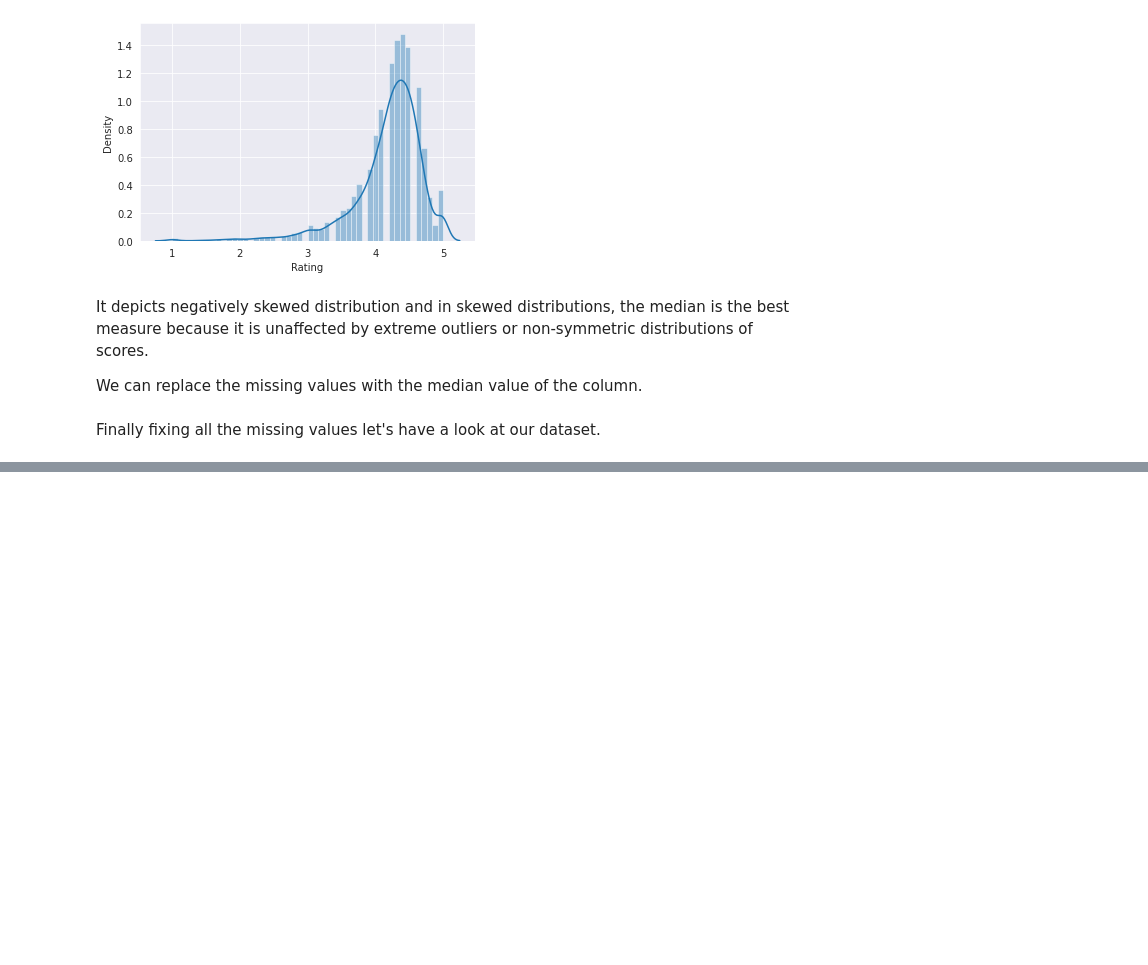
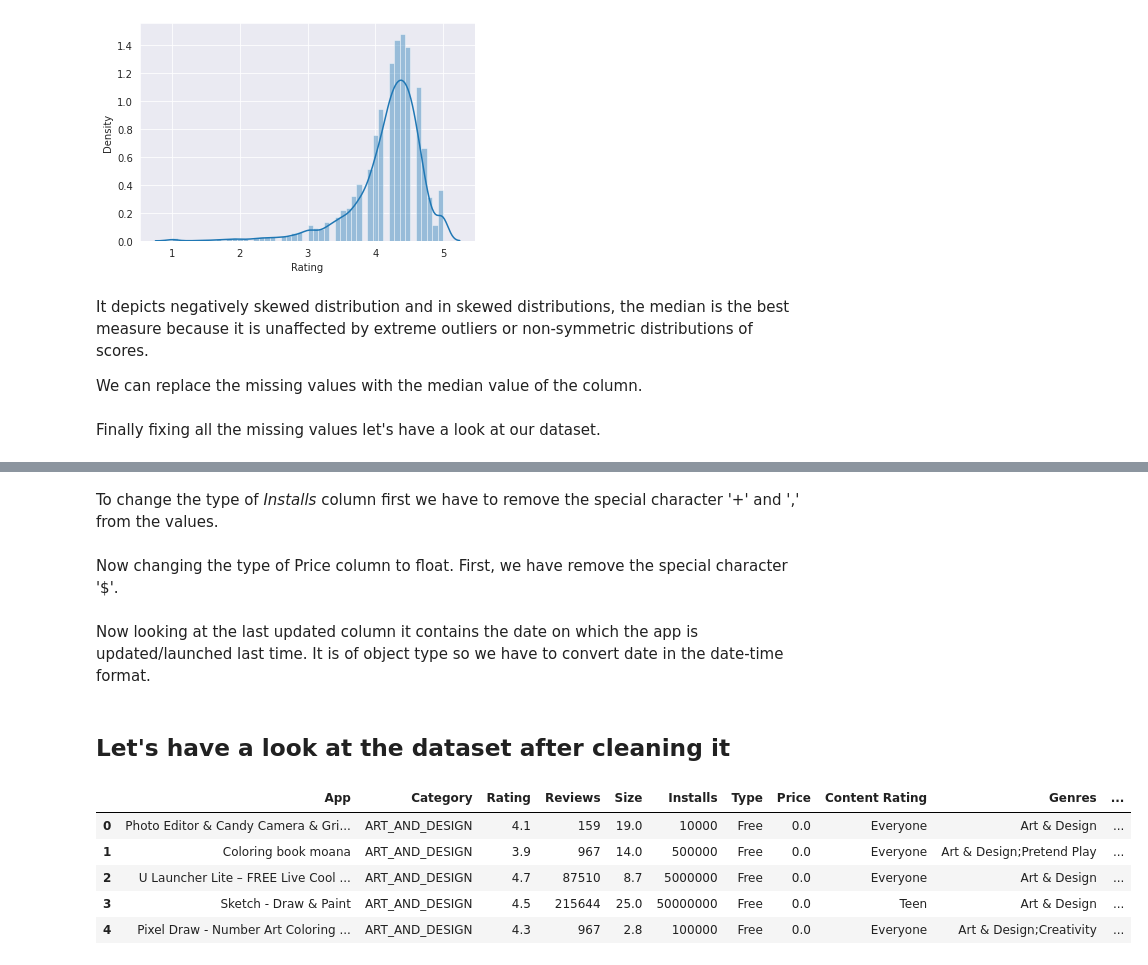
Before and after one commit to harishgawade1999/Playstore-App-Review-Analysis-, a Jupyter notebook: Harish_Play_Store_App_Review_Analysis_Capstone_Project.ipynb, the cells around one changed output, grey strips where cells are left out. Drawn from its saved outputs; the diff is of its cells as text; code cells hidden in the pictures; blank space fills up the shorter version.

```diff
--- a/Harish_Play_Store_App_Review_Analysis_Capstone_Project.ipynb
+++ b/Harish_Play_Store_App_Review_Analysis_Capstone_Project.ipynb
@@ -182,0 +251,32 @@ Finally fixing all the missing values let's have a look at our dataset.
+# %% [markdown]
+To change the type of *Installs* column first we have to remove the special character '+' and ',' from the values.
+# %%
+apps_data['Installs'] = apps_data['Installs'].apply(lambda x: x.replace('+', ''))
+apps_data['Installs'] = apps_data['Installs'].apply(lambda x: x.replace(',', ''))
+# %%
+apps_data['Installs'] = apps_data['Installs'].astype(int)
+# %% [markdown]
+Now changing the type of Price column to float. First,  we have remove the special character '$'.
+# %%
+apps_data['Price'] = apps_data['Price'].apply(lambda x: x.replace('$', ''))
+apps_data['Price'] = apps_data['Price'].astype(float)
+# %% [markdown]
+Now looking at the last updated column it contains the date on which the app is updated/launched last time. It is of object type so we have to convert date in the date-time format.
+# %%
+# Converting 'date' dtype from object to datetime
+def get_date(date_string):
+  date_obj = datetime.strptime(date_string, '%B %d, %Y').date()
+  return date_obj
+
+apps_data['Last Updated'] = apps_data['Last Updated'].apply(get_date)
+# %% [markdown]
+## **Let's have a look at the dataset after cleaning it**
+# %%
+apps_data.head()
+# %% [output]
+|  | App | Category | Rating | Reviews | Size | Installs | Type | Price | Content Rating | Genres | ... |
+| 0 | Photo Editor & Candy Camera & Gri... | ART_AND_DESIGN | 4.1 | 159 | 19.0 | 10000 | Free | 0.0 | Everyone | Art & Design | ... |
+| 1 | Coloring book moana | ART_AND_DESIGN | 3.9 | 967 | 14.0 | 500000 | Free | 0.0 | Everyone | Art & Design;Pretend Play | ... |
+| 2 | U Launcher Lite – FREE Live Cool ... | ART_AND_DESIGN | 4.7 | 87510 | 8.7 | 5000000 | Free | 0.0 | Everyone | Art & Design | ... |
+| 3 | Sketch - Draw & Paint | ART_AND_DESIGN | 4.5 | 215644 | 25.0 | 50000000 | Free | 0.0 | Teen | Art & Design | ... |
+| 4 | Pixel Draw - Number Art Coloring ... | ART_AND_DESIGN | 4.3 | 967 | 2.8 | 100000 | Free | 0.0 | Everyone | Art & Design;Creativity | ... |
```
Also changed, not shown: parts of 14 cells of this notebook.
